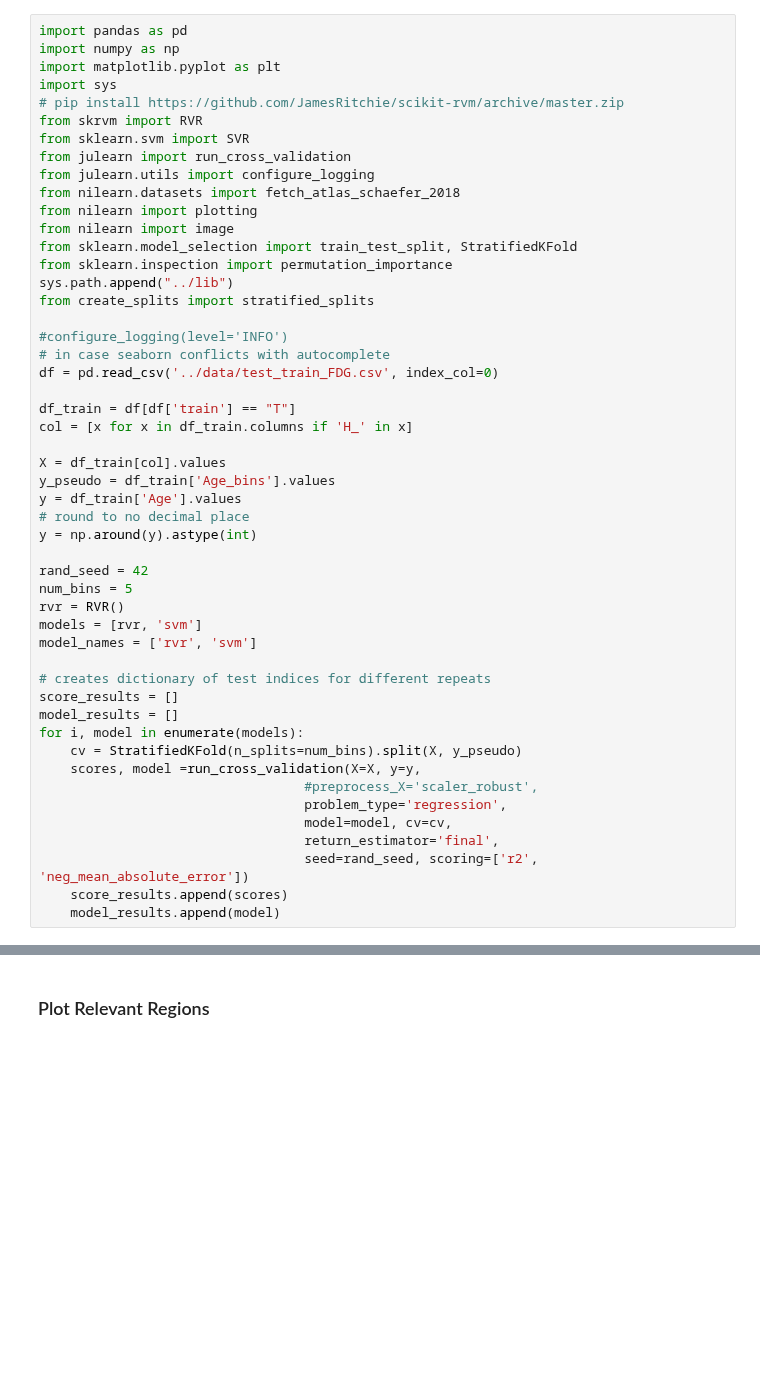
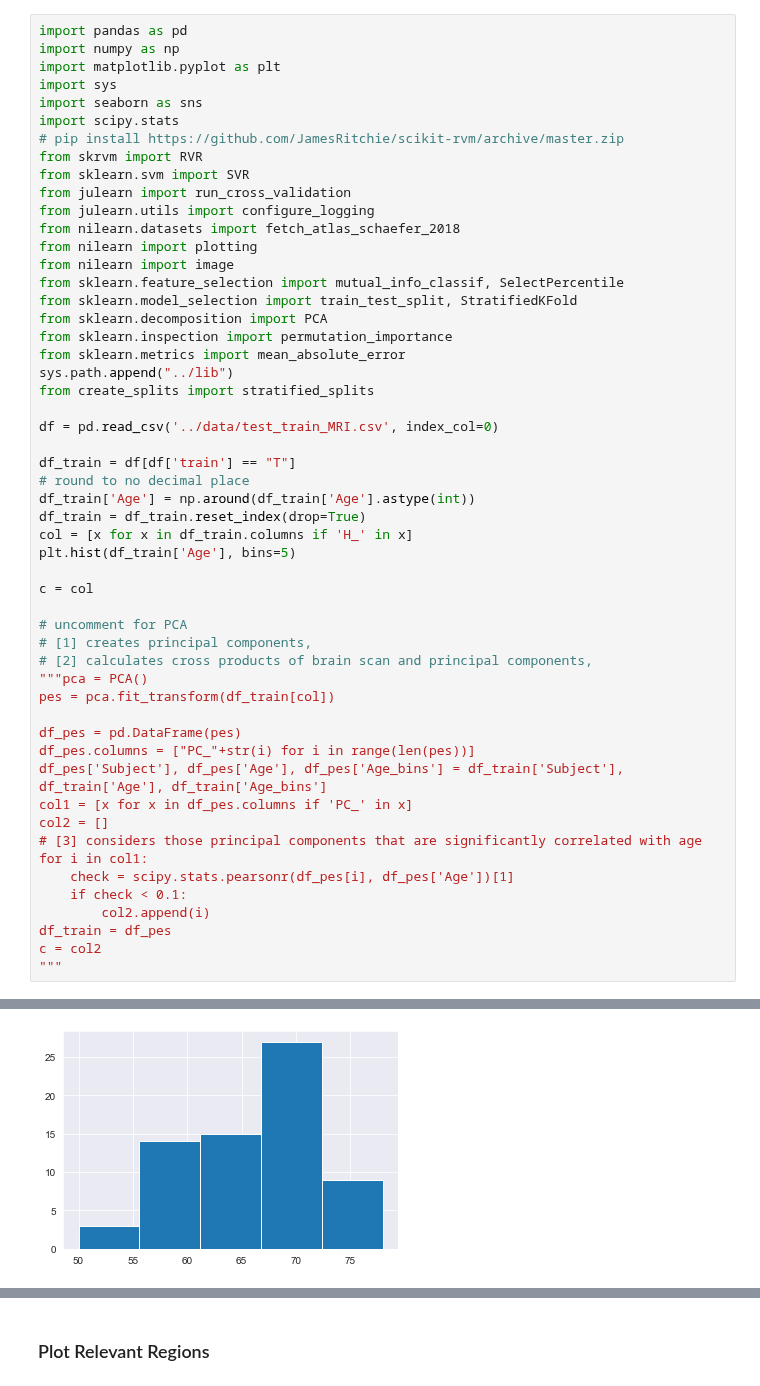
Before and after one commit to elenadoe/Brain_Age_PET_MRI, a Jupyter notebook: src/2_cv_test.ipynb, the cells around one changed output, grey strips where cells are left out. Drawn from its saved outputs; the diff is of its cells as text; blank space fills up the shorter version.

```diff
--- a/src/2_cv_test.ipynb
+++ b/src/2_cv_test.ipynb
@@ -3,6 +3,8 @@ import pandas as pd
 import numpy as np
 import matplotlib.pyplot as plt
 import sys
+import seaborn as sns
+import scipy.stats
 # pip install https://github.com/JamesRitchie/scikit-rvm/archive/master.zip
 from skrvm import RVR
 from sklearn.svm import SVR
@@ -11,40 +13,42 @@ from julearn.utils import configure_logging
 from nilearn.datasets import fetch_atlas_schaefer_2018
 from nilearn import plotting
 from nilearn import image
+from sklearn.feature_selection import mutual_info_classif, SelectPercentile
 from sklearn.model_selection import train_test_split, StratifiedKFold
+from sklearn.decomposition import PCA
 from sklearn.inspection import permutation_importance
+from sklearn.metrics import mean_absolute_error
 sys.path.append("../lib")
 from create_splits import stratified_splits
 
-#configure_logging(level='INFO')
-# in case seaborn conflicts with autocomplete
-df = pd.read_csv('../data/test_train_FDG.csv', index_col=0)
+df = pd.read_csv('../data/test_train_MRI.csv', index_col=0)
 
 df_train = df[df['train'] == "T"]
+# round to no decimal place
+df_train['Age'] = np.around(df_train['Age'].astype(int))
+df_train = df_train.reset_index(drop=True)
 col = [x for x in df_train.columns if 'H_' in x]
+plt.hist(df_train['Age'], bins=5)
 
-X = df_train[col].values
-y_pseudo = df_train['Age_bins'].values
-y = df_train['Age'].values
-# round to no decimal place
-y = np.around(y).astype(int)
+c = col
 
-rand_seed = 42
-num_bins = 5
-rvr = RVR()
-models = [rvr, 'svm']
-model_names = ['rvr', 'svm']
+# uncomment for PCA
+# [1] creates principal components,
+# [2] calculates cross products of brain scan and principal components,
+"""pca = PCA()
+pes = pca.fit_transform(df_train[col])
 
-# creates dictionary of test indices for different repeats
-score_results = []
-model_results = []
-for i, model in enumerate(models):
-    cv = StratifiedKFold(n_splits=num_bins).split(X, y_pseudo)
-    scores, model =run_cross_validation(X=X, y=y,
-                                  #preprocess_X='scaler_robust',
-                                  problem_type='regression',
-                                  model=model, cv=cv,
-                                  return_estimator='final',
-                                  seed=rand_seed, scoring=['r2', 'neg_mean_absolute_error'])
-    score_results.append(scores)
-    model_results.append(model)
+df_pes = pd.DataFrame(pes)
+df_pes.columns = ["PC_"+str(i) for i in range(len(pes))]
+df_pes['Subject'], df_pes['Age'], df_pes['Age_bins'] = df_train['Subject'], df_train['Age'], df_train['Age_bins']
+col1 = [x for x in df_pes.columns if 'PC_' in x]
+col2 = []
+# [3] considers those principal components that are significantly correlated with age
+for i in col1:
+    check = scipy.stats.pearsonr(df_pes[i], df_pes['Age'])[1]
+    if check < 0.1:
+        col2.append(i)
+df_train = df_pes
+c = col2
+"""
+# %% [output]
@@ -50,0 +59 @@ for i, model in enumerate(models):
+[figure, added]
```
Also changed, not shown: parts of 7 cells of this notebook, 1 other file.
